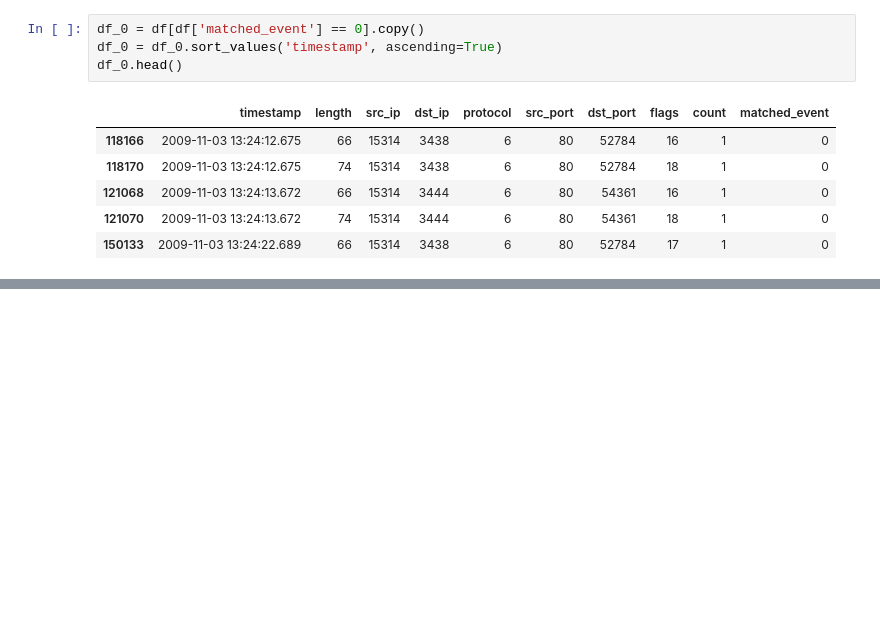
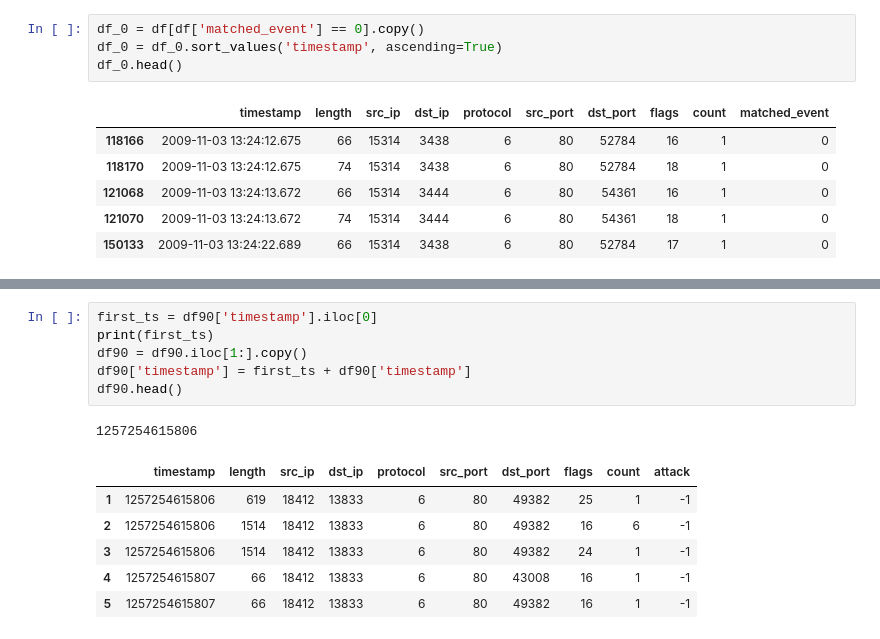
Before and after one commit to iDataVisualizationLab/tcp_timearcs, a Jupyter notebook: check.ipynb, the cells around one changed output, grey strips where cells are left out. Cells and saved outputs as stored; diff of their text form; blank space fills up the shorter version.

```diff
--- a/check.ipynb
+++ b/check.ipynb
@@ -73,0 +87,14 @@ df_0.head()
+# %%
+first_ts = df90['timestamp'].iloc[0]
+print(first_ts)
+df90 = df90.iloc[1:].copy()
+df90['timestamp'] = first_ts + df90['timestamp']
+df90.head()
+# %% [output]
+1257254615806
+|  | timestamp | length | src_ip | dst_ip | protocol | src_port | dst_port | flags | count | attack |
+| 1 | 1257254615806 | 619 | 18412 | 13833 | 6 | 80 | 49382 | 25 | 1 | -1 |
+| 2 | 1257254615806 | 1514 | 18412 | 13833 | 6 | 80 | 49382 | 16 | 6 | -1 |
+| 3 | 1257254615806 | 1514 | 18412 | 13833 | 6 | 80 | 49382 | 24 | 1 | -1 |
+| 4 | 1257254615807 | 66 | 18412 | 13833 | 6 | 80 | 43008 | 16 | 1 | -1 |
+| 5 | 1257254615807 | 66 | 18412 | 13833 | 6 | 80 | 49382 | 16 | 1 | -1 |
```
Also changed, not shown: parts of 2 cells of this notebook, 4 other files.
